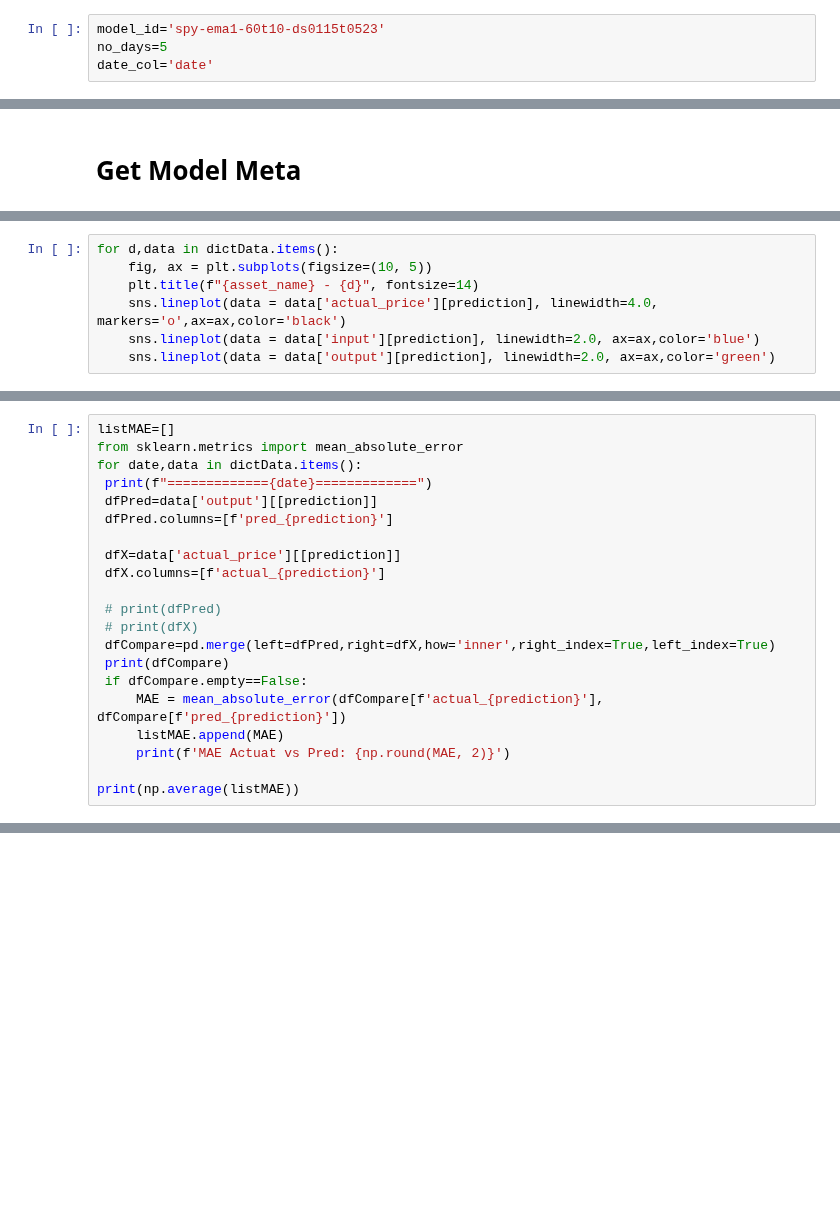
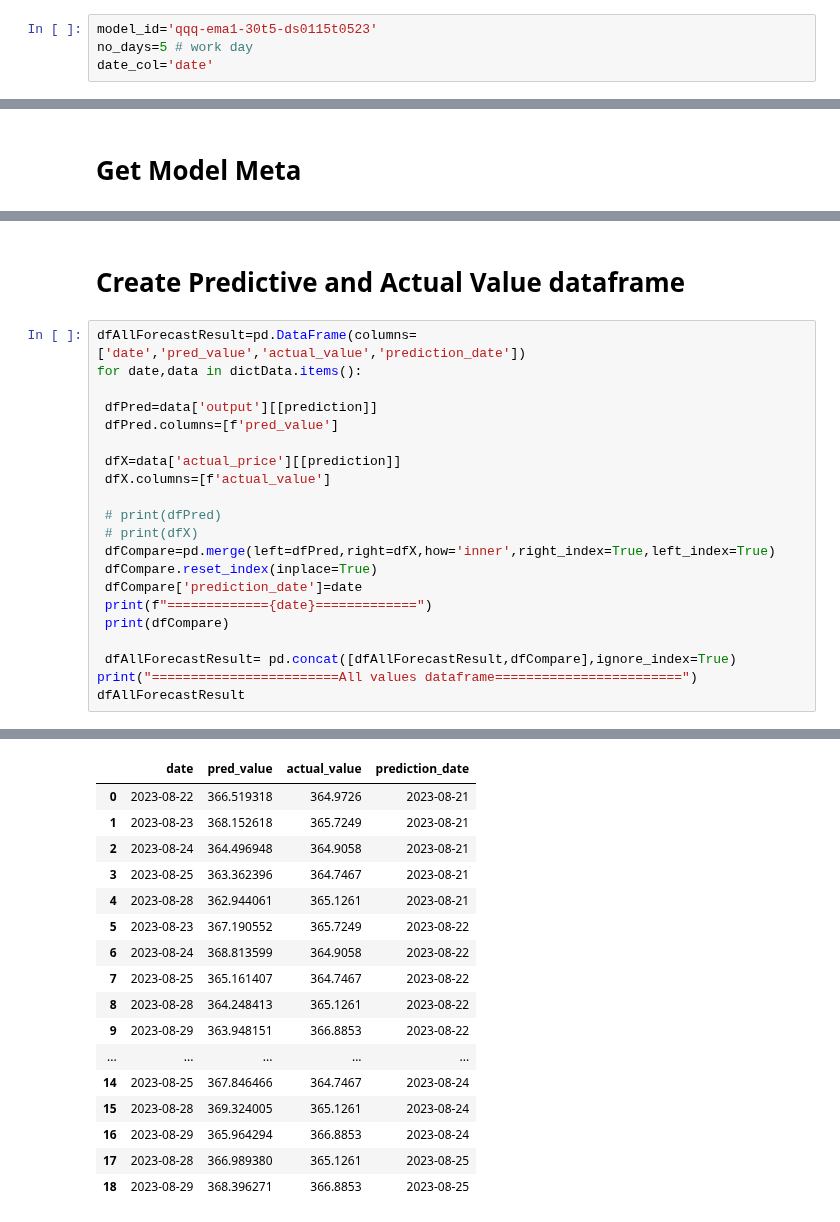
Before and after one commit to technqvi/TimeSeriesML-FinMarket, a Jupyter notebook: forecast-asset -price-movement-LSTM-TimeSeries/collect_performance_forecast_result.ipynb, the cells around one changed output, grey strips where cells are left out. Saved outputs shown, nothing was run; the diff lists cells and outputs as text; blank space fills up the shorter version.

```diff
--- a/forecast-asset -price-movement-LSTM-TimeSeries/collect_performance_forecast_result.ipynb
+++ b/forecast-asset -price-movement-LSTM-TimeSeries/collect_performance_forecast_result.ipynb
@@ -14,7 +14,7 @@ from google.oauth2 import service_account
 from google.cloud.exceptions import NotFound
 from google.api_core.exceptions import BadRequest
 # %%
-model_id='spy-ema1-60t10-ds0115t0523'
-no_days=5
+model_id='qqq-ema1-30t5-ds0115t0523'
+no_days=5 # work day
 date_col='date'
 # %% [markdown]
@@ -236,8 +239 @@ input_sequence_length=60
 ========================================================================
-# %%
-for d,data in dictData.items():
-    fig, ax = plt.subplots(figsize=(10, 5))
-    plt.title(f"{asset_name} - {d}", fontsize=14)
-    sns.lineplot(data = data['actual_price'][prediction], linewidth=4.0,  markers='o',ax=ax,color='black')
-    sns.lineplot(data = data['input'][prediction], linewidth=2.0, ax=ax,color='blue')
-    sns.lineplot(data = data['output'][prediction], linewidth=2.0, ax=ax,color='green')
@@ -258,22 +240,24 @@ for d,data in dictData.items():
+# %% [markdown]
+# Create Predictive and Actual Value dataframe
 # %%
-listMAE=[]
-from sklearn.metrics import mean_absolute_error
+dfAllForecastResult=pd.DataFrame(columns=['date','pred_value','actual_value','prediction_date'])
 for date,data in dictData.items():
- print(f"============={date}=============")
+
  dfPred=data['output'][[prediction]]
- dfPred.columns=[f'pred_{prediction}']
+ dfPred.columns=[f'pred_value']
 
  dfX=data['actual_price'][[prediction]]
- dfX.columns=[f'actual_{prediction}']
+ dfX.columns=[f'actual_value']
 
  # print(dfPred)
  # print(dfX)
  dfCompare=pd.merge(left=dfPred,right=dfX,how='inner',right_index=True,left_index=True)
+ dfCompare.reset_index(inplace=True)
+ dfCompare['prediction_date']=date
+ print(f"============={date}=============")
  print(dfCompare)
- if dfCompare.empty==False:
-     MAE = mean_absolute_error(dfCompare[f'actual_{prediction}'], dfCompare[f'pred_{prediction}'])
-     listMAE.append(MAE)
-     print(f'MAE Actuat vs Pred: {np.round(MAE, 2)}')
 
-print(np.average(listMAE))
+ dfAllForecastResult= pd.concat([dfAllForecastResult,dfCompare],ignore_index=True)
+print("========================All values dataframe========================")
+dfAllForecastResult
 # %% [output]
@@ -296,0 +281,17 @@ Index: []
+|  | date | pred_value | actual_value | prediction_date |
+| 0 | 2023-08-22 | 366.519318 | 364.9726 | 2023-08-21 |
+| 1 | 2023-08-23 | 368.152618 | 365.7249 | 2023-08-21 |
+| 2 | 2023-08-24 | 364.496948 | 364.9058 | 2023-08-21 |
+| 3 | 2023-08-25 | 363.362396 | 364.7467 | 2023-08-21 |
+| 4 | 2023-08-28 | 362.944061 | 365.1261 | 2023-08-21 |
+| 5 | 2023-08-23 | 367.190552 | 365.7249 | 2023-08-22 |
+| 6 | 2023-08-24 | 368.813599 | 364.9058 | 2023-08-22 |
+| 7 | 2023-08-25 | 365.161407 | 364.7467 | 2023-08-22 |
+| 8 | 2023-08-28 | 364.248413 | 365.1261 | 2023-08-22 |
+| 9 | 2023-08-29 | 363.948151 | 366.8853 | 2023-08-22 |
+| ... | ... | ... | ... | ... |
+| 14 | 2023-08-25 | 367.846466 | 364.7467 | 2023-08-24 |
+| 15 | 2023-08-28 | 369.324005 | 365.1261 | 2023-08-24 |
+| 16 | 2023-08-29 | 365.964294 | 366.8853 | 2023-08-24 |
+| 17 | 2023-08-28 | 366.989380 | 365.1261 | 2023-08-25 |
+| 18 | 2023-08-29 | 368.396271 | 366.8853 | 2023-08-25 |
```
Also changed, not shown: parts of 20 cells of this notebook, 1 other file.
